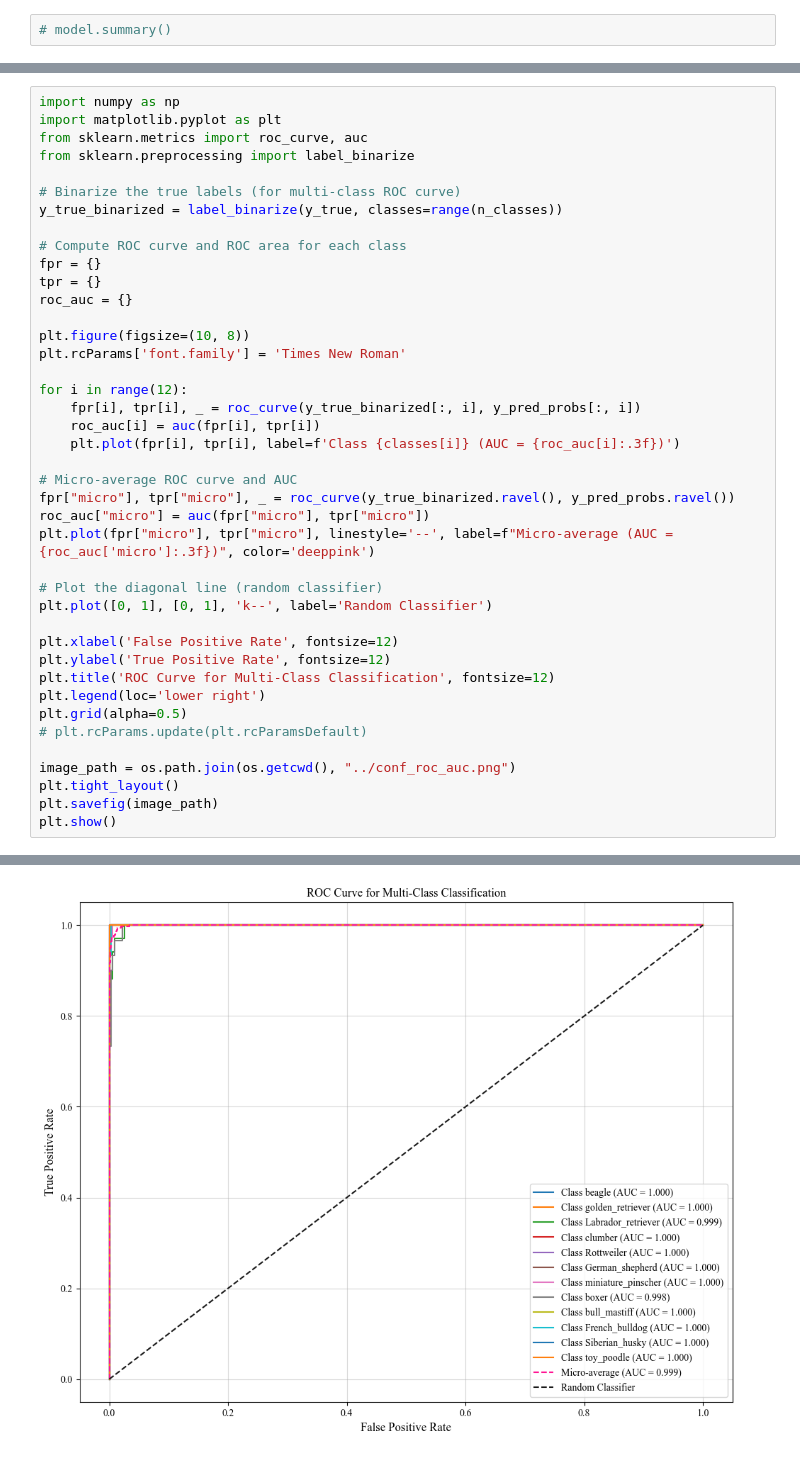
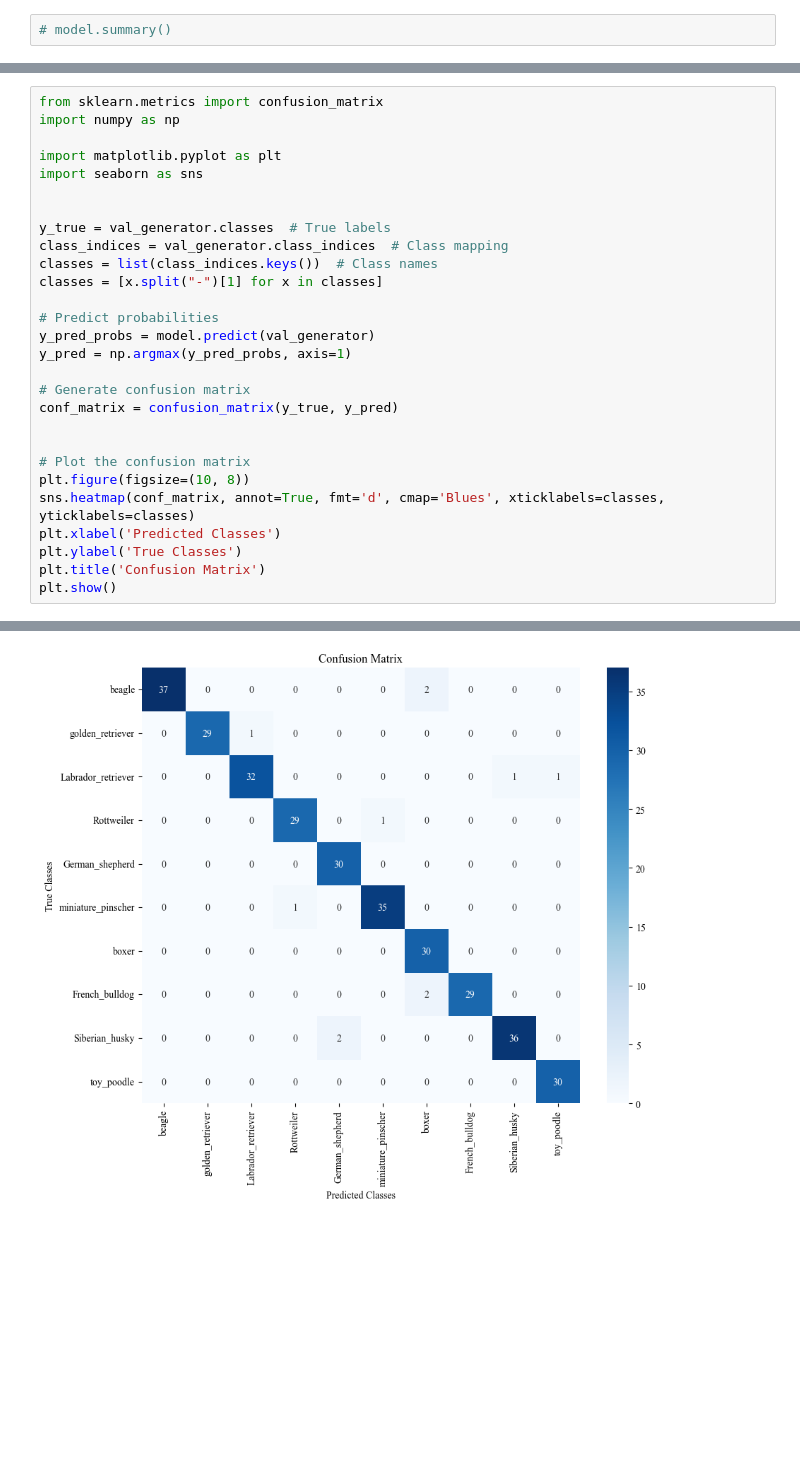
Before and after one commit to poojasingh91/DogBreedClassification, a Jupyter notebook: notebooks/DogClassification.ipynb, the cells around one changed output, grey strips where cells are left out. Cells and saved outputs as stored; diff of their text form; blank space fills up the shorter version.

```diff
--- a/notebooks/DogClassification.ipynb
+++ b/notebooks/DogClassification.ipynb
@@ -303,42 +270,29 @@ plt.show()
 # %%
+from sklearn.metrics import confusion_matrix
 import numpy as np
+
 import matplotlib.pyplot as plt
-from sklearn.metrics import roc_curve, auc
-from sklearn.preprocessing import label_binarize
+import seaborn as sns
 
-# Binarize the true labels (for multi-class ROC curve)
-y_true_binarized = label_binarize(y_true, classes=range(n_classes))
 
-# Compute ROC curve and ROC area for each class
-fpr = {}
-tpr = {}
-roc_auc = {}
+y_true = val_generator.classes  # True labels
+class_indices = val_generator.class_indices  # Class mapping
+classes = list(class_indices.keys())  # Class names
+classes = [x.split("-")[1] for x in classes]
 
+# Predict probabilities
+y_pred_probs = model.predict(val_generator)
+y_pred = np.argmax(y_pred_probs, axis=1)
+
+# Generate confusion matrix
+conf_matrix = confusion_matrix(y_true, y_pred)
+
+
+# Plot the confusion matrix
 plt.figure(figsize=(10, 8))
-plt.rcParams['font.family'] = 'Times New Roman'
-
-for i in range(12):
-    fpr[i], tpr[i], _ = roc_curve(y_true_binarized[:, i], y_pred_probs[:, i])
-    roc_auc[i] = auc(fpr[i], tpr[i])
-    plt.plot(fpr[i], tpr[i], label=f'Class {classes[i]} (AUC = {roc_auc[i]:.3f})')
-
-# Micro-average ROC curve and AUC
-fpr["micro"], tpr["micro"], _ = roc_curve(y_true_binarized.ravel(), y_pred_probs.ravel())
-roc_auc["micro"] = auc(fpr["micro"], tpr["micro"])
-plt.plot(fpr["micro"], tpr["micro"], linestyle='--', label=f"Micro-average (AUC = {roc_auc['micro']:.3f})", color='deeppink')
-
-# Plot the diagonal line (random classifier)
-plt.plot([0, 1], [0, 1], 'k--', label='Random Classifier')
-
-plt.xlabel('False Positive Rate', fontsize=12)
-plt.ylabel('True Positive Rate', fontsize=12)
-plt.title('ROC Curve for Multi-Class Classification', fontsize=12)
-plt.legend(loc='lower right')
-plt.grid(alpha=0.5)
-# plt.rcParams.update(plt.rcParamsDefault)
-
-image_path = os.path.join(os.getcwd(), "../conf_roc_auc.png")
-plt.tight_layout()
-plt.savefig(image_path)
+sns.heatmap(conf_matrix, annot=True, fmt='d', cmap='Blues', xticklabels=classes, yticklabels=classes)
+plt.xlabel('Predicted Classes')
+plt.ylabel('True Classes')
+plt.title('Confusion Matrix')
 plt.show()
 # %% [output]
@@ -345,3 +300,3 @@ plt.show()
-[figure, old version]
+[figure, new version]
 # %%
 import numpy as np
```
Also changed, not shown: parts of 11 cells of this notebook, 7 other files.
